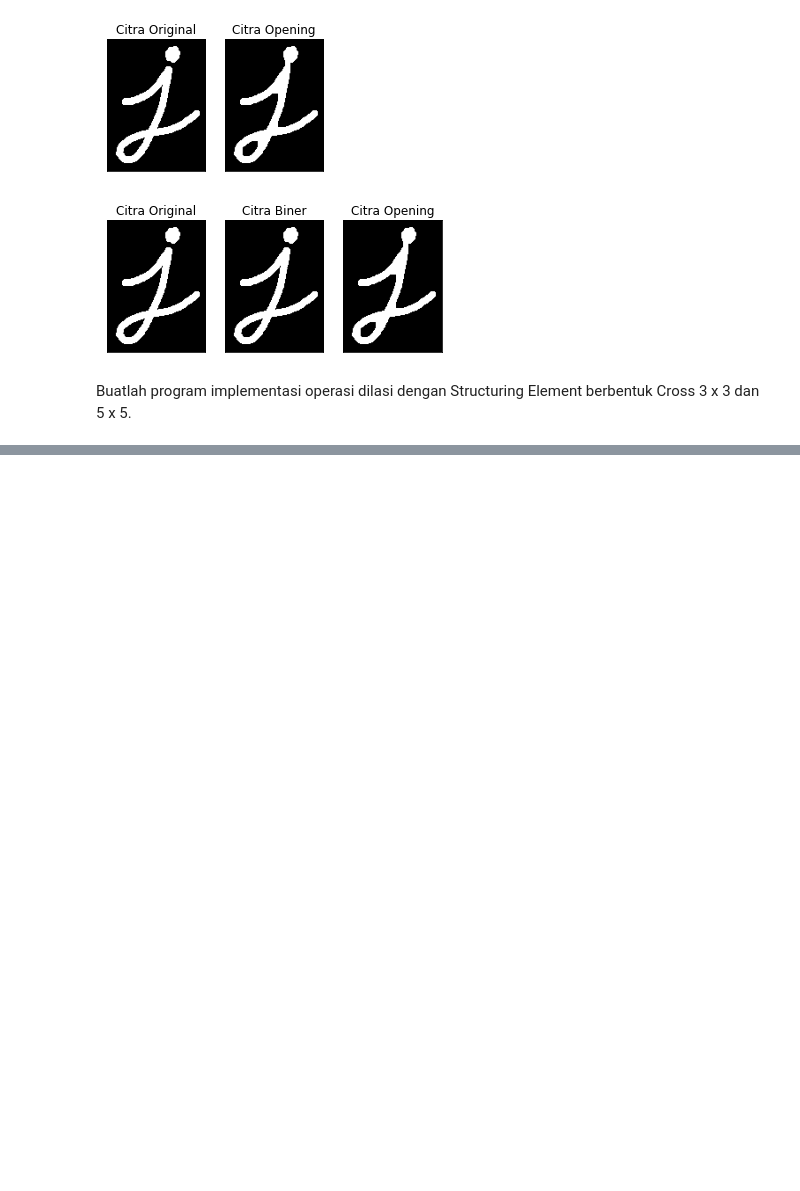
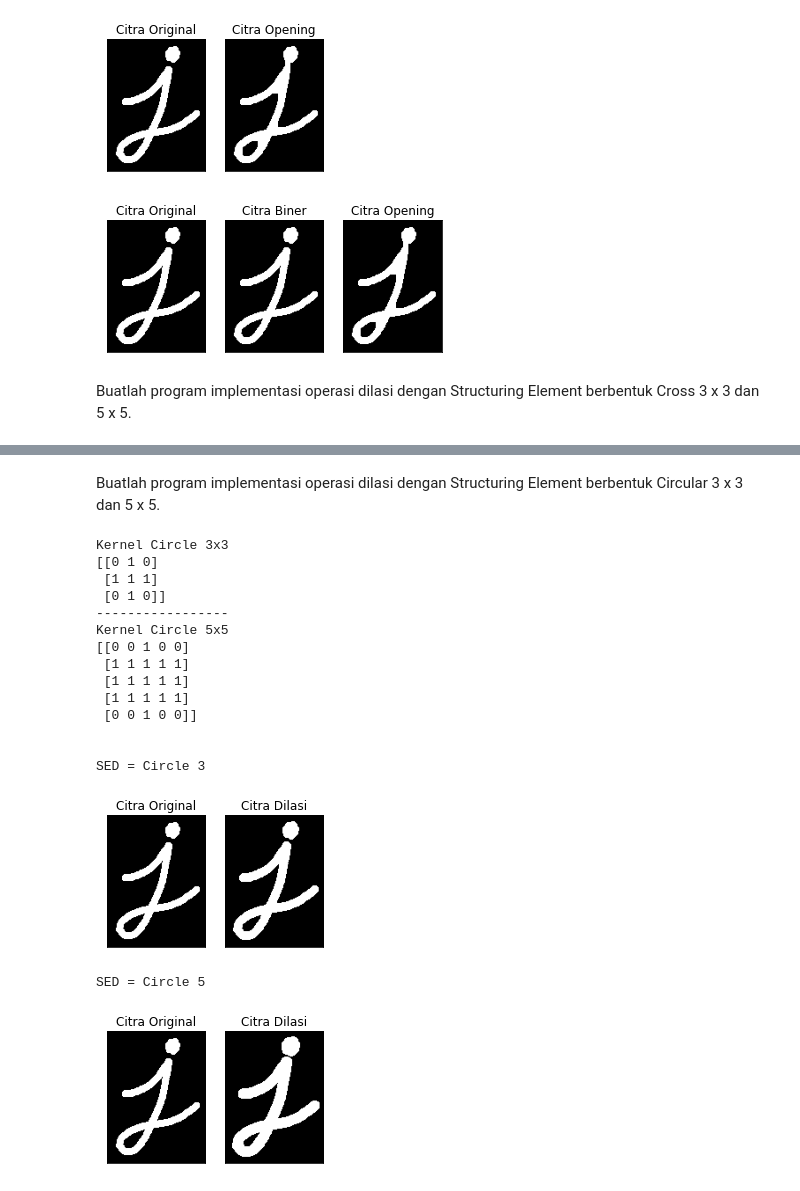
Before and after one commit to ardilalukita14/Genap-21-22, a Jupyter notebook: Week9.ipynb, the cells around one changed output, grey strips where cells are left out. Saved outputs shown, nothing was run; the diff lists cells and outputs as text; code cells hidden in the pictures; blank space fills up the shorter version.

```diff
--- a/Week9.ipynb
+++ b/Week9.ipynb
@@ -216,0 +267,55 @@ Buatlah program implementasi operasi dilasi dengan Structuring Element berbentuk
+# %% [markdown]
+Buatlah program implementasi operasi dilasi dengan Structuring Element berbentuk Circular 3 x 3 dan 5 x 5.
+# %%
+# Dilasi dnegan library openCV
+
+# Input image
+image = cv2.imread('/content/drive/MyDrive/Images/j.png',0)
+
+
+ret, thresh = cv2.threshold(image, 127, 225, cv2.THRESH_BINARY)
+kernel_3X3 = cv2.getStructuringElement(cv2.MORPH_ELLIPSE,(3,3))
+kernel_5X5 = cv2.getStructuringElement(cv2.MORPH_ELLIPSE,(5,5))
+dilasi_circular3x3 = cv2.dilate(thresh, kernel_3X3, iterations = 1)
+dilasi_circular5x5 = cv2.dilate(thresh, kernel_5X5, iterations = 1)
+
+print("Kernel Circle 3x3")
+print(kernel_3X3)
+print("-----------------")
+print("Kernel Circle 5x5")
+print(kernel_5X5)
+
+print(" ")
+print(" ")
+
+print("SED = Circle 3")
+plt.subplot(131), plt.imshow(image, cmap='gray')
+plt.title('Citra Original'), plt.xticks([]), plt.yticks([])
+plt.subplot(132), plt.imshow(dilasi_circular3x3, cmap='gray')
+plt.title('Citra Dilasi'), plt.xticks([]), plt.yticks([])
+plt.show()
+
+print("SED = Circle 5")
+plt.subplot(131), plt.imshow(image, cmap='gray')
+plt.title('Citra Original'), plt.xticks([]), plt.yticks([])
+plt.subplot(132), plt.imshow(dilasi_circular5x5, cmap='gray')
+plt.title('Citra Dilasi'), plt.xticks([]), plt.yticks([])
+plt.show()
+# %% [output]
+Kernel Circle 3x3
+[[0 1 0]
+ [1 1 1]
+ [0 1 0]]
+-----------------
+Kernel Circle 5x5
+[[0 0 1 0 0]
+ [1 1 1 1 1]
+ [1 1 1 1 1]
+ [1 1 1 1 1]
+ [0 0 1 0 0]]
+
+
+SED = Circle 3
+[figure, added]
+SED = Circle 5
+[figure, added]
```
Also changed, not shown: parts of 6 cells of this notebook.
